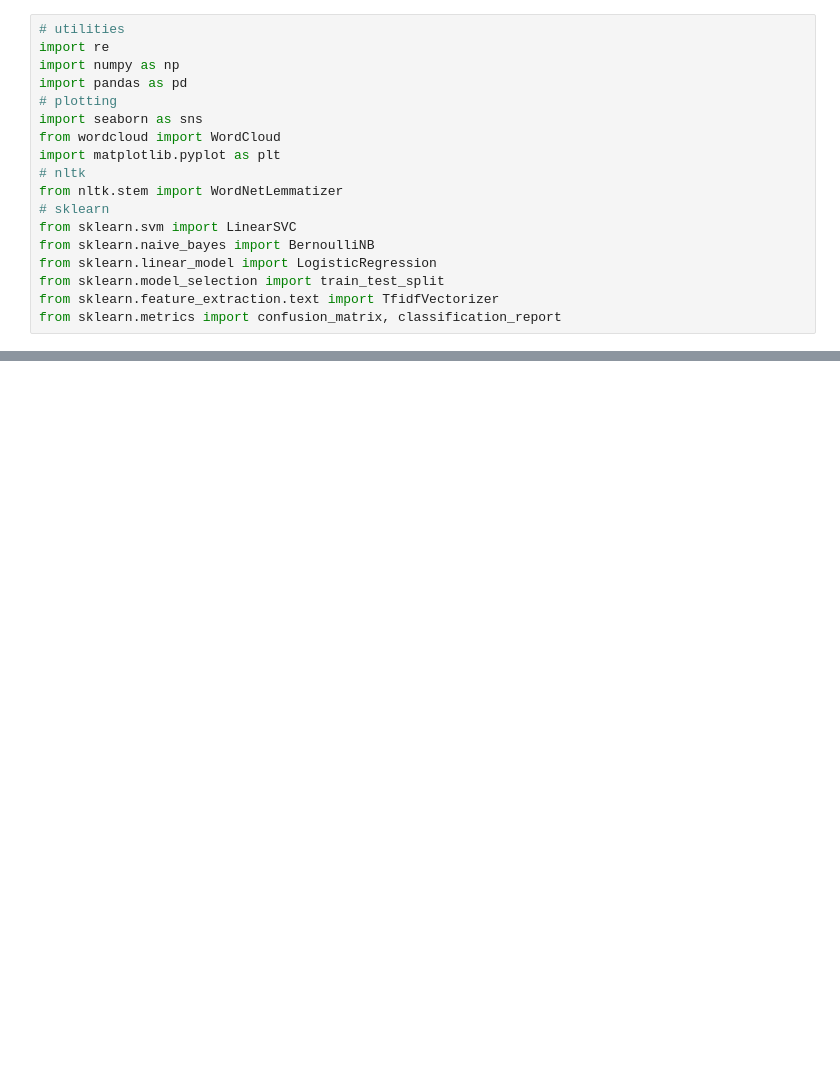
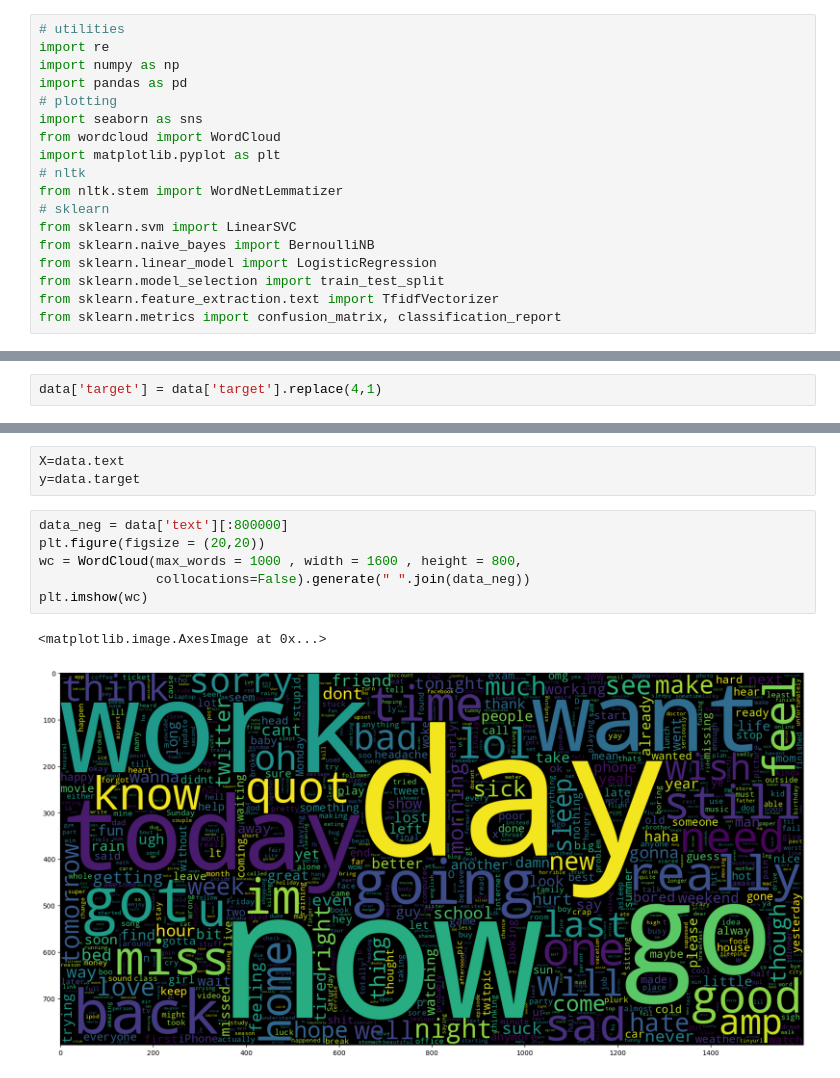
Before and after one commit to Purushotham011/MLOps, a Jupyter notebook: Sentiment_Analysis.ipynb, the cells around one changed output, grey strips where cells are left out. Drawn from its saved outputs; the diff is of its cells as text; blank space fills up the shorter version.

```diff
--- a/Sentiment_Analysis.ipynb
+++ b/Sentiment_Analysis.ipynb
@@ -42,0 +122,2 @@ from sklearn.metrics import confusion_matrix, classification_report
+# %%
+data['target'] = data['target'].replace(4,1)
@@ -42,0 +283,12 @@ from sklearn.metrics import confusion_matrix, classification_report
+# %%
+X=data.text
+y=data.target
+# %%
+data_neg = data['text'][:800000]
+plt.figure(figsize = (20,20))
+wc = WordCloud(max_words = 1000 , width = 1600 , height = 800,
+               collocations=False).generate(" ".join(data_neg))
+plt.imshow(wc)
+# %% [output]
+<matplotlib.image.AxesImage at 0x...>
+[figure, added]
```
Also changed, not shown: parts of 41 cells of this notebook.
